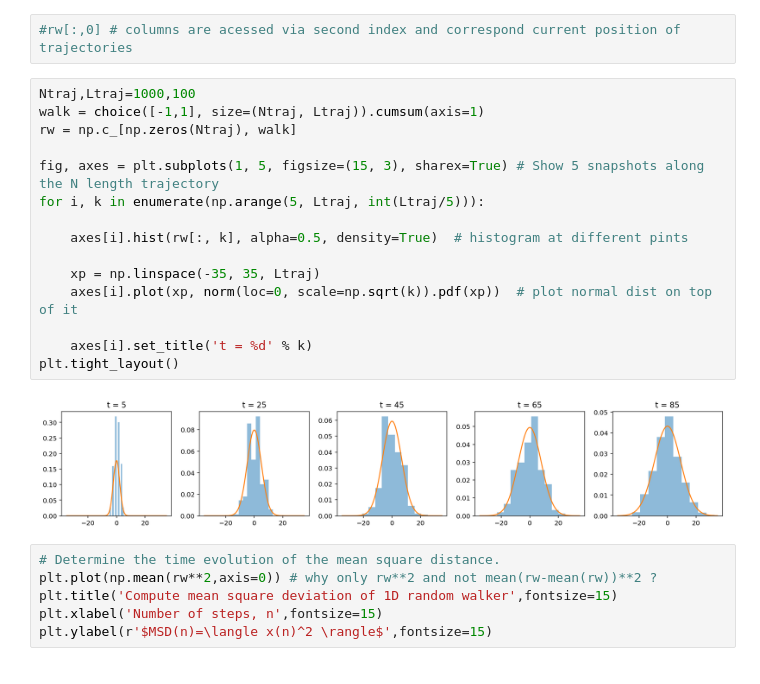
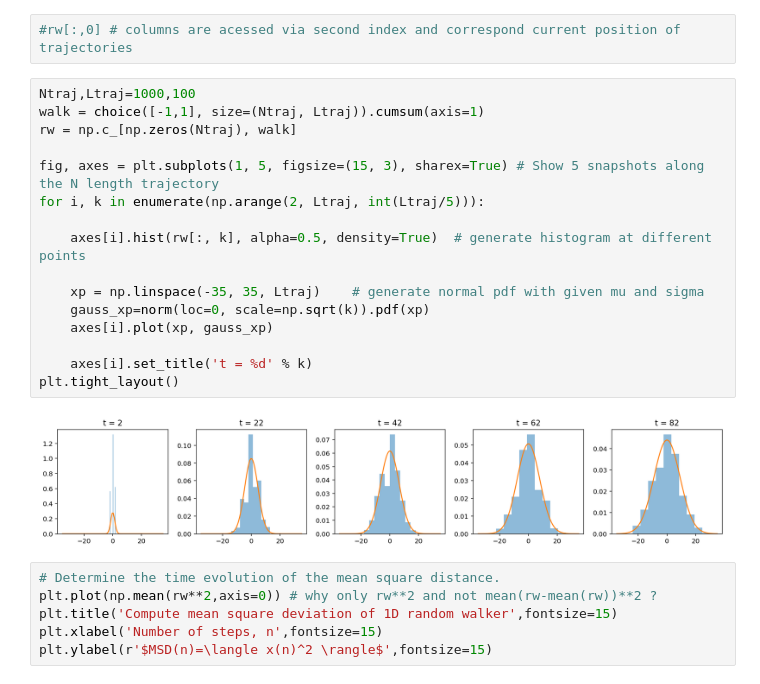
Before and after one commit to carlosal1015/Chem563, a Jupyter notebook: Chem563_randomVar.ipynb, the cells around one changed output. Saved outputs shown, nothing was run; the diff lists cells and outputs as text.

```diff
--- a/Chem563_randomVar.ipynb
+++ b/Chem563_randomVar.ipynb
@@ -149,20 +154,21 @@ array([ 0.,  1.,  0., ..., -2., -1.,  0.])
 # %%
 Ntraj,Ltraj=1000,100
 walk = choice([-1,1], size=(Ntraj, Ltraj)).cumsum(axis=1)
 rw = np.c_[np.zeros(Ntraj), walk]
 
 fig, axes = plt.subplots(1, 5, figsize=(15, 3), sharex=True) # Show 5 snapshots along the N length trajectory
-for i, k in enumerate(np.arange(5, Ltraj, int(Ltraj/5))):
+for i, k in enumerate(np.arange(2, Ltraj, int(Ltraj/5))):
 
-    axes[i].hist(rw[:, k], alpha=0.5, density=True)  # histogram at different pints
+    axes[i].hist(rw[:, k], alpha=0.5, density=True)  # generate histogram at different points
 
-    xp = np.linspace(-35, 35, Ltraj)
-    axes[i].plot(xp, norm(loc=0, scale=np.sqrt(k)).pdf(xp))  # plot normal dist on top of it
+    xp = np.linspace(-35, 35, Ltraj)    # generate normal pdf with given mu and sigma
+    gauss_xp=norm(loc=0, scale=np.sqrt(k)).pdf(xp)
+    axes[i].plot(xp, gauss_xp)
 
     axes[i].set_title('t = %d' % k)
 plt.tight_layout()
 # %% [output]
-[figure, old version]
+[figure, new version]
 # %%
 # Determine the time evolution of the mean square distance.
 plt.plot(np.mean(rw**2,axis=0)) # why only rw**2 and not mean(rw-mean(rw))**2 ?
```
Also changed, not shown: parts of 10 cells of this notebook.
